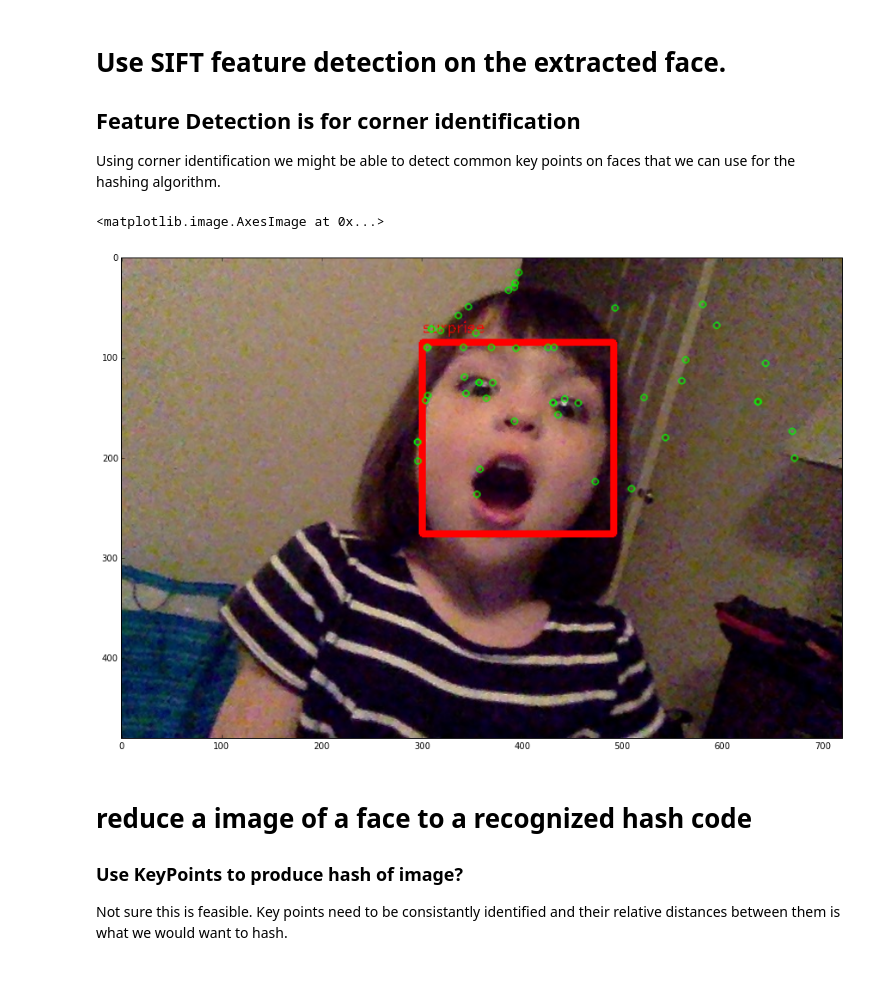
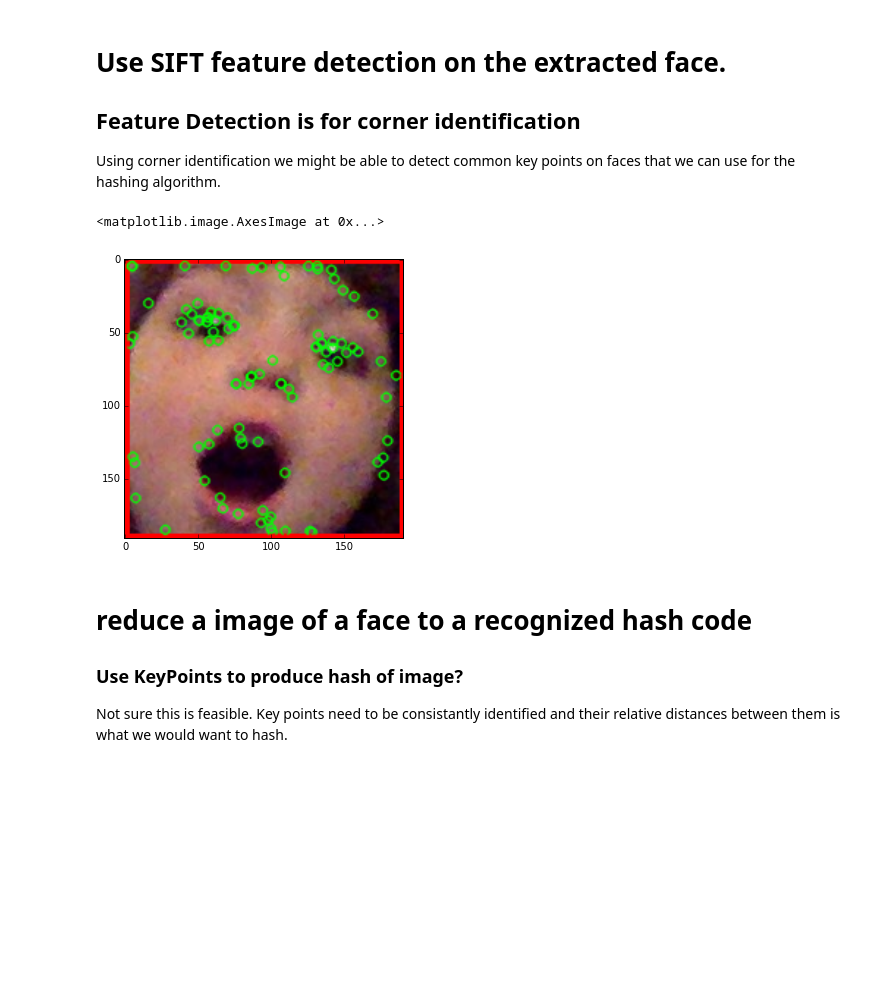
Before and after one commit to mattroid/PersonalPortrait, a Jupyter notebook: data/RecognizeFaceProduceHashCode.ipynb, the cells around one changed output. Saved outputs shown, nothing was run; the diff lists cells and outputs as text; code cells hidden in the pictures; blank space fills up the shorter version.

```diff
--- a/data/RecognizeFaceProduceHashCode.ipynb
+++ b/data/RecognizeFaceProduceHashCode.ipynb
@@ -53,6 +53,7 @@ import matplotlib.pyplot as plt
 _url = 'https://api.projectoxford.ai/emotion/v1.0/recognize'
 _key = os.environ['oxford_key'] #Here you have to paste your primary key
 _maxNumRetries = 10
+_faces = []
 # %%
 def processRequest( json, data, headers ):
 
@@ -152,28 +154,28 @@ ax.imshow( img )
 ## Feature Detection is for corner identification
 Using corner identification we might be able to detect common key points on faces that we can use for the hashing algorithm.
 # %%
-
+img = _faces[0]
 # opencv3 requires an output image, but we don't use it
 dummy = np.zeros((1,1))
 
 # Initiate STAR detector
 sift = cv2.xfeatures2d.SIFT_create()
 
 # find the keypoints with ORB
 kp = sift.detect(img,None)
 
 # compute the descriptors with ORB
 kp, des = sift.compute(img, kp)
 
 # draw only keypoints location,not size and orientation
-img2 = cv2.drawKeypoints(img,kp[:50],dummy,color=(0,255,0),flags=0)
+img2 = cv2.drawKeypoints(img,kp[:100],dummy,color=(0,255,0),flags=0)
 
 #plt.imshow(img),plt.show()
-ig, ax = plt.subplots(figsize=(15, 20))
+ig, ax = plt.subplots(figsize=(5, 10))
 ax.imshow( img2 )
 # %% [output]
 <matplotlib.image.AxesImage at 0x...>
-[figure, old version]
+[figure, new version]
 # %% [markdown]
 # reduce a image of a face to a recognized hash code
 ### Use KeyPoints to produce hash of image?
```
Also changed, not shown: parts of 2 cells of this notebook.
